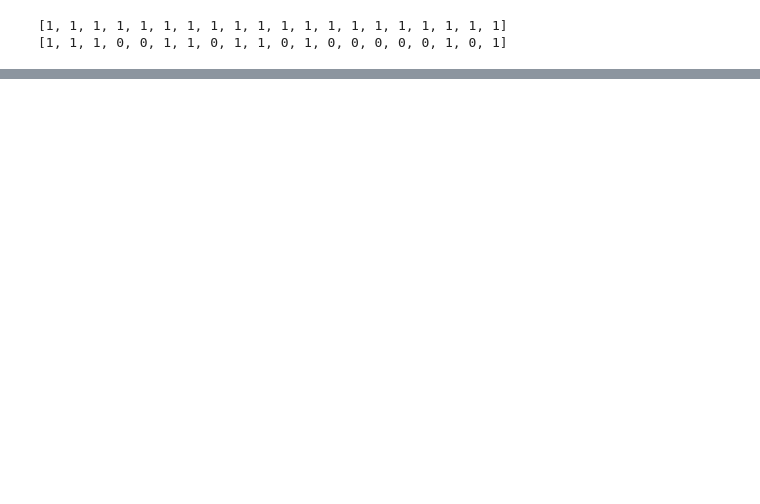
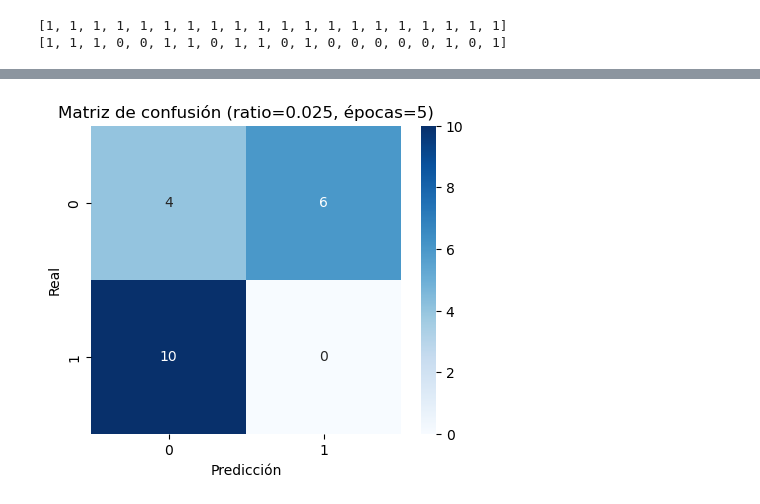
Before and after one commit to cbaldelomar/02-perceptron-simple, a Jupyter notebook: notebooks/01-comprar-casas.ipynb, the cells around one changed output, grey strips where cells are left out. Saved outputs shown, nothing was run; the diff lists cells and outputs as text; code cells hidden in the pictures; blank space fills up the shorter version.

```diff
--- a/notebooks/01-comprar-casas.ipynb
+++ b/notebooks/01-comprar-casas.ipynb
@@ -148,0 +300,11 @@ df_casas
+# %%
+cm = confusion_matrix(df_casas["Decision_"], df_casas["y_p5"])
+
+plt.figure(figsize=(5, 4))
+sns.heatmap(cm, annot=True, fmt="d", cmap="Blues")
+plt.title("Matriz de confusión (ratio=0.025, épocas=5)")
+plt.xlabel("Predicción")
+plt.ylabel("Real")
+plt.show()
+# %% [output]
+[figure, added]
```
Also changed, not shown: parts of 12 cells of this notebook.
